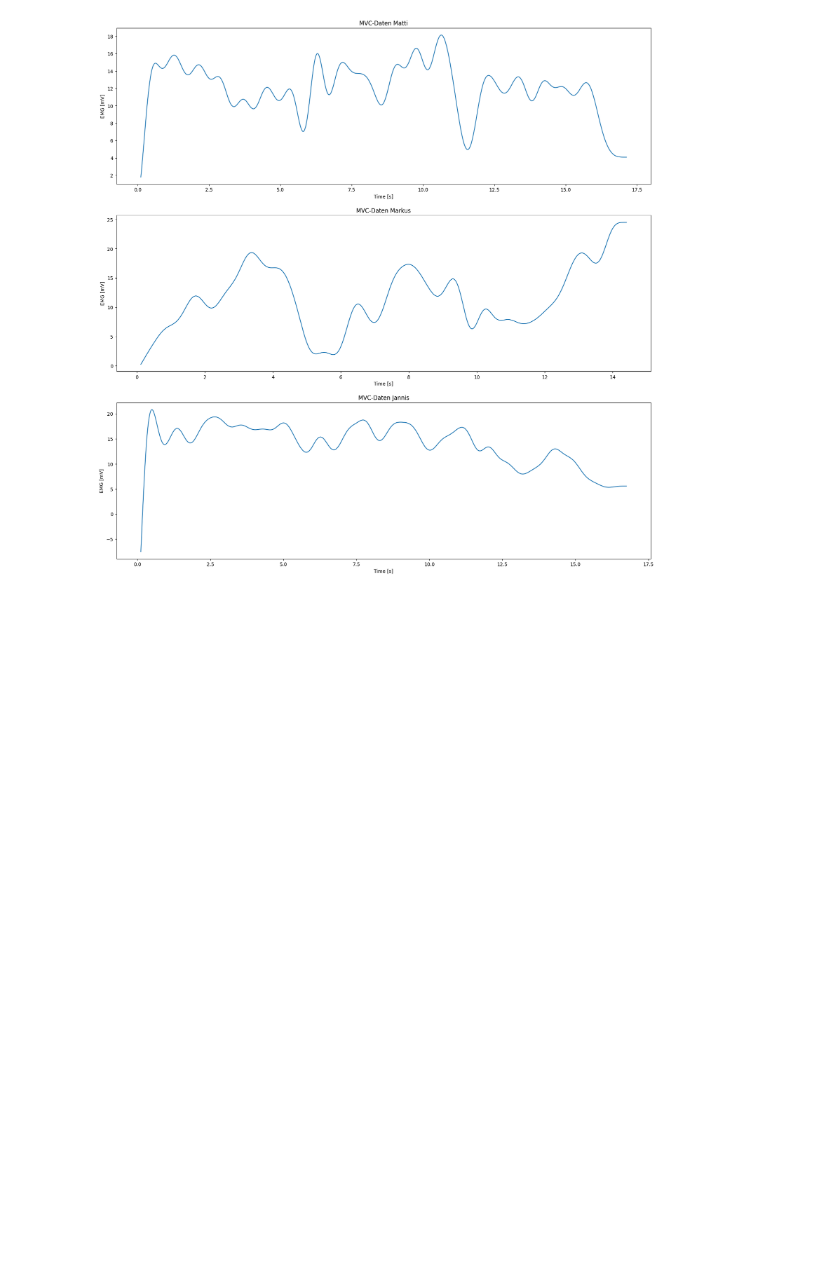
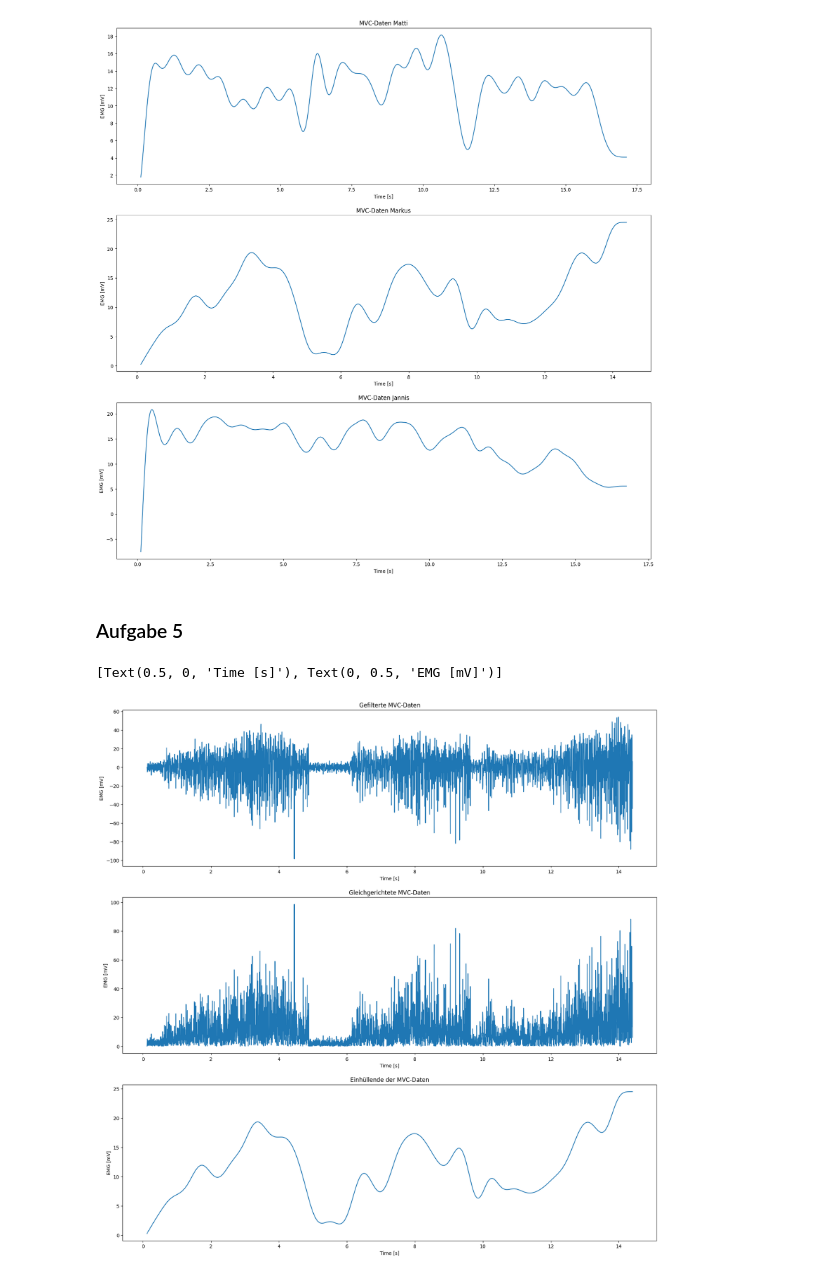
Before and after one commit to jannis-chr/Biosignal_3, a Jupyter notebook: Notebook_Markus.ipynb, the cells around one changed output. Drawn from its saved outputs; the diff is of its cells as text; code cells hidden in the pictures; blank space fills up the shorter version.

```diff
--- a/Notebook_Markus.ipynb
+++ b/Notebook_Markus.ipynb
@@ -131,3 +131,23 @@ ax3.set(xlabel='Time [s]', ylabel='EMG [mV]')
 # %% [output]
 [Text(0.5, 0, 'Time [s]'), Text(0, 0.5, 'EMG [mV]')]
 [figure]
+# %% [markdown]
+### Aufgabe 5
+# %%
+#Plotten der MVC- Daten eines Gruppenmitglieds
+fig, (ax1, ax2, ax3) = plt.subplots(3, 1, figsize=(20, 20))
+#Plotten der gefilterten MVC-Daten
+ax1.plot(time_mvc_02, mvc_02_filtered)
+ax1.set_title('Gefilterte MVC-Daten')
+ax1.set(xlabel='Time [s]', ylabel='EMG [mV]')
+#Plotten gleichgerichteten MVC-Daten
+ax2.plot(time_mvc_02, mvc_02_rectified)
+ax2.set_title('Gleichgerichtete MVC-Daten')
+ax2.set(xlabel='Time [s]', ylabel='EMG [mV]')
+#Plotten der Einhüllenden der MVC-Daten
+ax3.plot(time_mvc_02, mvc_02_envelope)
+ax3.set_title('Einhüllende der MVC-Daten')
+ax3.set(xlabel='Time [s]', ylabel='EMG [mV]')
+# %% [output]
+[Text(0.5, 0, 'Time [s]'), Text(0, 0.5, 'EMG [mV]')]
+[figure, added]
```
